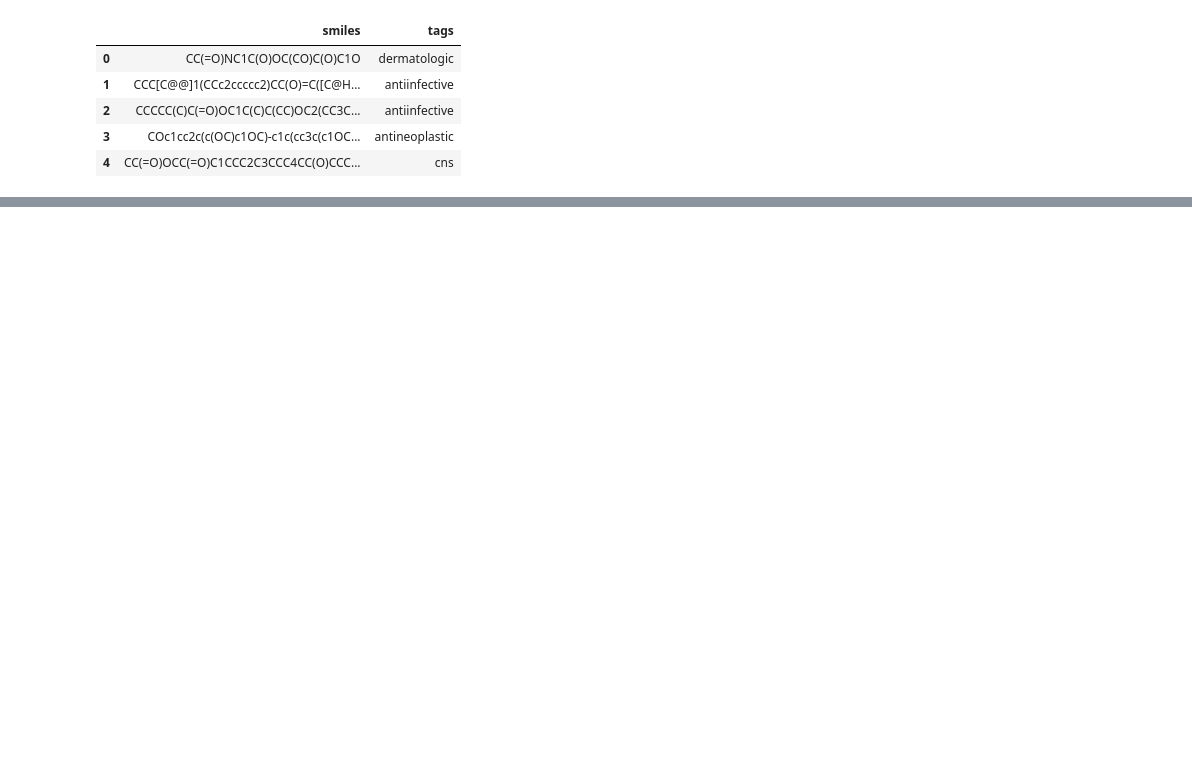
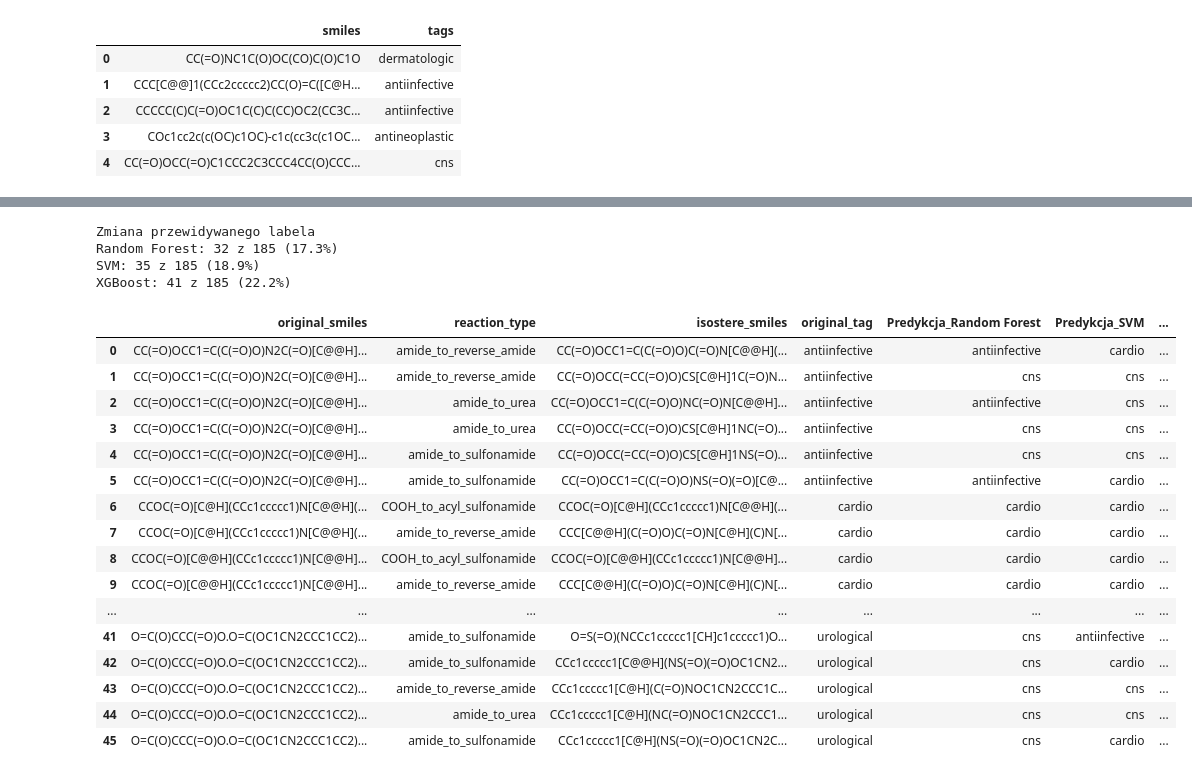
Before and after one commit to fkkarpinski/licencjat_git, a Jupyter notebook: licencjat_test_modeli.ipynb, the cells around one changed output, grey strips where cells are left out. Cells and saved outputs as stored; diff of their text form; code cells hidden in the pictures; blank space fills up the shorter version.

```diff
--- a/licencjat_test_modeli.ipynb
+++ b/licencjat_test_modeli.ipynb
@@ -276,0 +302,74 @@ isosteres_data
+# %%
+#wektory cech dla izosterów
+X_iso = np.stack(isosteres_data["fingerprint"].values)
+
+#mapujemy oryginalne tagi z DF "data" na podstawie "original_smiles"
+oryginalne_tagi_dict = dict(zip(data["smiles"], data["tags"]))
+isosteres_data["original_tag"] = isosteres_data["original_smiles"].map(oryginalne_tagi_dict)
+
+for name, model in trained_models.items():
+    predykcje_liczbowe = model.predict(X_iso)
+
+    #dekodujemy liczby na nazwy klas
+    predykcje_tekstowe = le.inverse_transform(predykcje_liczbowe)
+
+    kolumna_pred = f"Predykcja_{name}"
+    isosteres_data[kolumna_pred] = predykcje_tekstowe
+
+    kolumna_zmiana = f"Zmiana aktywnosci {name}"
+    isosteres_data[kolumna_zmiana] = isosteres_data["original_tag"] != isosteres_data[kolumna_pred]
+
+kolumny_do_wyswietlenia = [
+    "original_smiles", "reaction_type", "isostere_smiles", "original_tag",
+    "Predykcja_Random Forest", "Zmiana aktywnosci Random Forest",
+    "Predykcja_SVM", "Zmiana aktywnosci SVM",
+    "Predykcja_XGBoost", "Zmiana aktywnosci XGBoost"
+]
+
+print("Zmiana przewidywanego labela")
+for name in trained_models.keys():
+    liczba_zmian = isosteres_data[f"Zmiana aktywnosci {name}"].sum()
+    procent = (liczba_zmian / len(isosteres_data)) * 100
+    print(f"{name}: {liczba_zmian} z {len(isosteres_data)} ({procent:.1f}%)")
+# %% [output]
+Zmiana przewidywanego labela
+Random Forest: 32 z 185 (17.3%)
+SVM: 35 z 185 (18.9%)
+XGBoost: 41 z 185 (22.2%)
+# %%
+changed_isosteres_df = isosteres_data[
+    (isosteres_data["Zmiana aktywnosci XGBoost"] == True) |
+    (isosteres_data["Zmiana aktywnosci Random Forest"] == True) |
+    (isosteres_data["Zmiana aktywnosci SVM"] == True)
+].copy()
+changed_isosteres_df = changed_isosteres_df.reset_index(drop=True)
+
+kolumny_do_analizy = [
+    "original_smiles",
+    "reaction_type",
+    "isostere_smiles",
+    "original_tag",
+    "Predykcja_Random Forest",
+    "Predykcja_SVM",
+    "Predykcja_XGBoost"
+]
+
+changed_isosteres_df[kolumny_do_analizy]
+# %% [output]
+|  | original_smiles | reaction_type | isostere_smiles | original_tag | Predykcja_Random Forest | Predykcja_SVM | ... |
+| 0 | CC(=O)OCC1=C(C(=O)O)N2C(=O)[C@@H]... | amide_to_reverse_amide | CC(=O)OCC1=C(C(=O)O)C(=O)N[C@@H](... | antiinfective | antiinfective | cardio | ... |
+| 1 | CC(=O)OCC1=C(C(=O)O)N2C(=O)[C@@H]... | amide_to_reverse_amide | CC(=O)OCC(=CC(=O)O)CS[C@H]1C(=O)N... | antiinfective | cns | cns | ... |
+| 2 | CC(=O)OCC1=C(C(=O)O)N2C(=O)[C@@H]... | amide_to_urea | CC(=O)OCC1=C(C(=O)O)NC(=O)N[C@@H]... | antiinfective | antiinfective | cns | ... |
+| 3 | CC(=O)OCC1=C(C(=O)O)N2C(=O)[C@@H]... | amide_to_urea | CC(=O)OCC(=CC(=O)O)CS[C@H]1NC(=O)... | antiinfective | cns | cns | ... |
+| 4 | CC(=O)OCC1=C(C(=O)O)N2C(=O)[C@@H]... | amide_to_sulfonamide | CC(=O)OCC(=CC(=O)O)CS[C@H]1NS(=O)... | antiinfective | cns | cns | ... |
+| 5 | CC(=O)OCC1=C(C(=O)O)N2C(=O)[C@@H]... | amide_to_sulfonamide | CC(=O)OCC1=C(C(=O)O)NS(=O)(=O)[C@... | antiinfective | antiinfective | cardio | ... |
+| 6 | CCOC(=O)[C@H](CCc1ccccc1)N[C@@H](... | COOH_to_acyl_sulfonamide | CCOC(=O)[C@H](CCc1ccccc1)N[C@@H](... | cardio | cardio | cardio | ... |
+| 7 | CCOC(=O)[C@H](CCc1ccccc1)N[C@@H](... | amide_to_reverse_amide | CCC[C@@H](C(=O)O)C(=O)N[C@H](C)N[... | cardio | cardio | cardio | ... |
+| 8 | CCOC(=O)[C@@H](CCc1ccccc1)N[C@@H]... | COOH_to_acyl_sulfonamide | CCOC(=O)[C@@H](CCc1ccccc1)N[C@@H]... | cardio | cardio | cardio | ... |
+| 9 | CCOC(=O)[C@@H](CCc1ccccc1)N[C@@H]... | amide_to_reverse_amide | CCC[C@@H](C(=O)O)C(=O)N[C@H](C)N[... | cardio | cardio | cardio | ... |
+| ... | ... | ... | ... | ... | ... | ... | ... |
+| 41 | O=C(O)CCC(=O)O.O=C(OC1CN2CCC1CC2)... | amide_to_sulfonamide | O=S(=O)(NCCc1ccccc1[CH]c1ccccc1)O... | urological | cns | antiinfective | ... |
+| 42 | O=C(O)CCC(=O)O.O=C(OC1CN2CCC1CC2)... | amide_to_sulfonamide | CCc1ccccc1[C@@H](NS(=O)(=O)OC1CN2... | urological | cns | cardio | ... |
+| 43 | O=C(O)CCC(=O)O.O=C(OC1CN2CCC1CC2)... | amide_to_reverse_amide | CCc1ccccc1[C@H](C(=O)NOC1CN2CCC1C... | urological | cns | cns | ... |
+| 44 | O=C(O)CCC(=O)O.O=C(OC1CN2CCC1CC2)... | amide_to_urea | CCc1ccccc1[C@H](NC(=O)NOC1CN2CCC1... | urological | cns | cns | ... |
+| 45 | O=C(O)CCC(=O)O.O=C(OC1CN2CCC1CC2)... | amide_to_sulfonamide | CCc1ccccc1[C@H](NS(=O)(=O)OC1CN2C... | urological | cns | cardio | ... |
```
Also changed, not shown: parts of 19 cells of this notebook, 4 other files.
